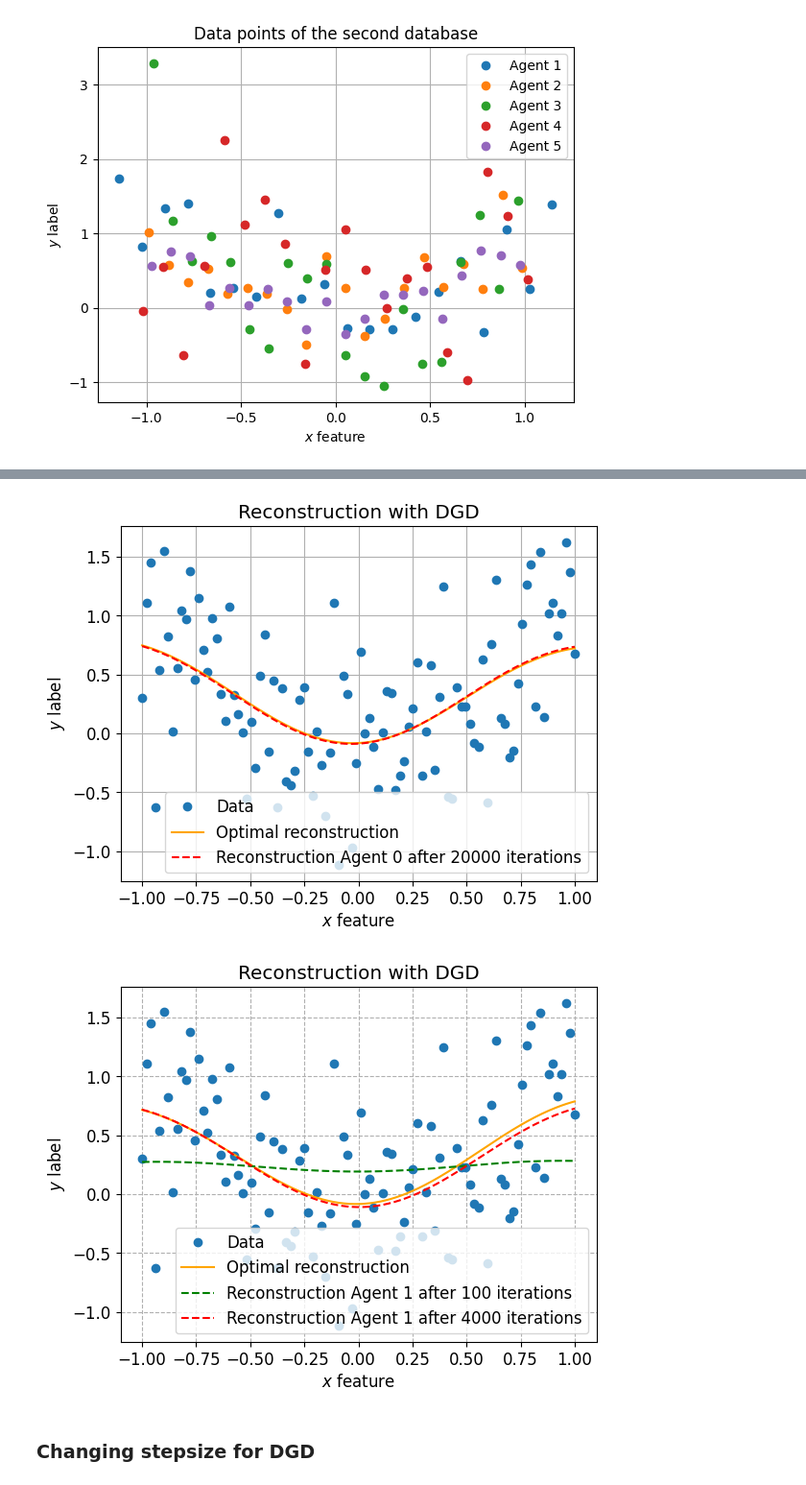
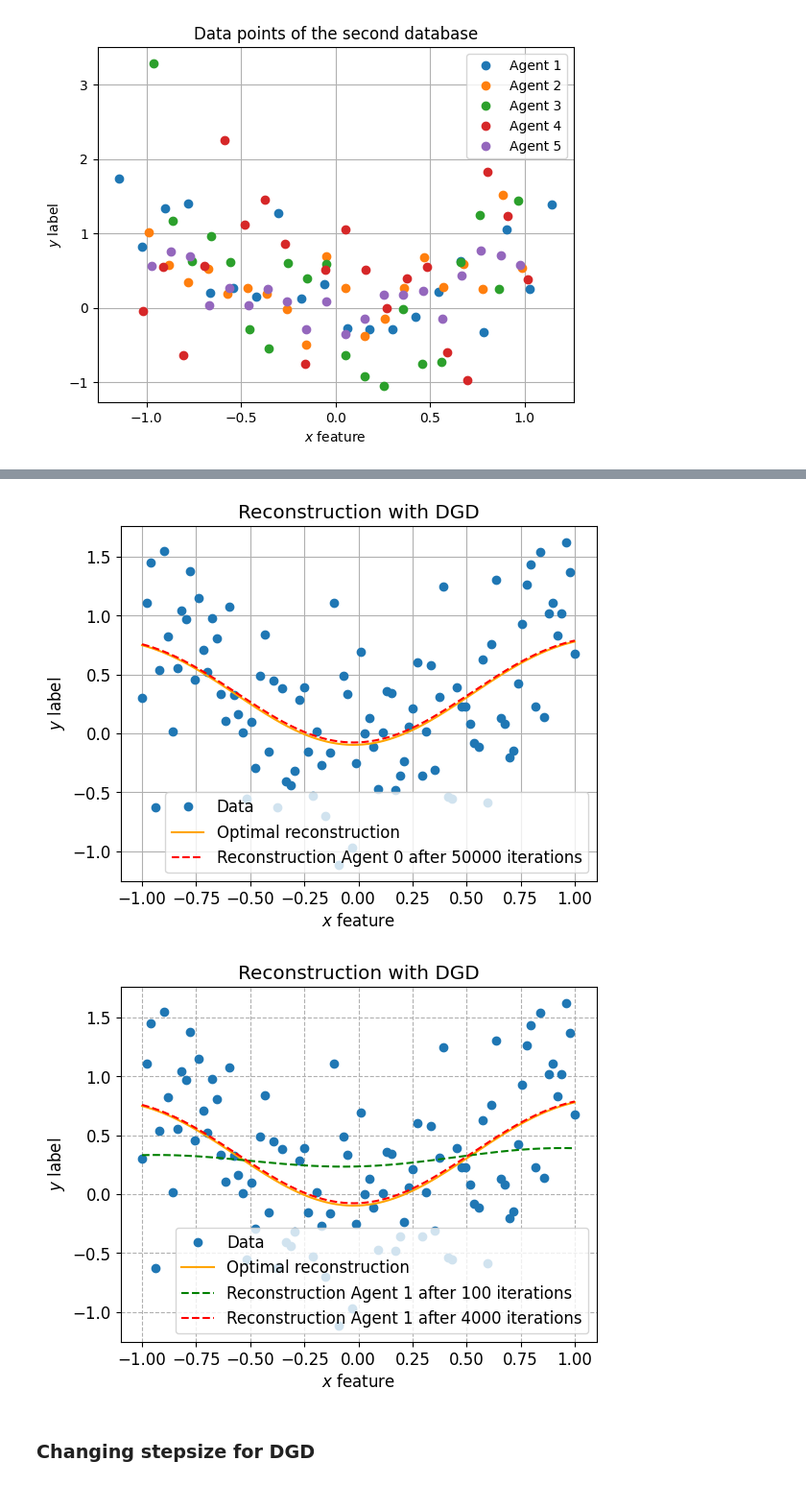
Before and after one commit to Loris-Manganelli/projet-cooperative-optimisation, a Jupyter notebook: Notebook.ipynb, the cells around one changed output, grey strips where cells are left out. Shown at 96% size. Drawn from its saved outputs; the diff is of its cells as text; code cells hidden in the pictures.

```diff
--- a/Notebook.ipynb
+++ b/Notebook.ipynb
@@ -32,10 +33,10 @@ plt.show()
 [figure]
 # %%
 with open('data/second_database.pkl', 'rb') as f:
-   x_bis,y_bis = pickle.load(f)
+   X,Y = pickle.load(f)
 # %%
-for i in range(len(x)):
-    plt.plot(x_bis[i], y_bis[i], 'o', label=f'Agent {i+1}')
+for i in range(len(X)):
+    plt.plot(X[i], Y[i], 'o', label=f'Agent {i+1}')
 plt.xlabel(r'$x$ feature')
 plt.ylabel(r'$y$ label')
 plt.grid()
@@ -70,7 +71,7 @@ y_a = [y[indices[i*points_per_agent:(i+1)*points_per_agent]] for i in range(a)]
 # %%
 # Initialization and parameters of DGD
 alpha_0 = np.zeros((a,m)) # Initialization of the local variables for each agent
-n_iter = 200000
+n_iter = 50000
 step_size = 0.002
 sigma = 0.5
 nu = 1.0
@@ -83,17 +84,17 @@ make_gap_graph(alpha, {'DGD': alpha_dgd}, pdf=False)
 # %%
 make_reconstruction_graph(x,y, alpha, alpha_dgd[-1], ind, selection=True, n_iter=n_iter, method_name="DGD", nt=250, agent_index=0)
 # %% [output]
-[figure, old version]
+[figure, new version]
 # %%
 N_iter = [100, 4000]
 alpha_dgd_comparaison = {}
 for n_iter in N_iter:
-    alpha_dgd = DGD(alpha_0, K_a, K_mm, y_a, W, sigma=sigma, nu=nu, max_iter=n_iter, lr=step_size)
-    alpha_dgd_comparaison[n_iter] = alpha_dgd[-1]
+    alpha_dgd_comp = DGD(alpha_0, K_a, K_mm, y_a, W, sigma=sigma, nu=nu, max_iter=n_iter, lr=step_size)
+    alpha_dgd_comparaison[n_iter] = alpha_dgd_comp[-1]
 
 make_reconstruction_comparaison_graph(x, y, alpha, alpha_dgd_comparaison, ind, agent_index=0, method_name="DGD", nt=250, selection=True)
 # %% [output]
-[figure, old version]
+[figure, new version]
 # %% [markdown]
 ### Changing stepsize for DGD
 # %%
```
Also changed, not shown: parts of 27 cells of this notebook.
